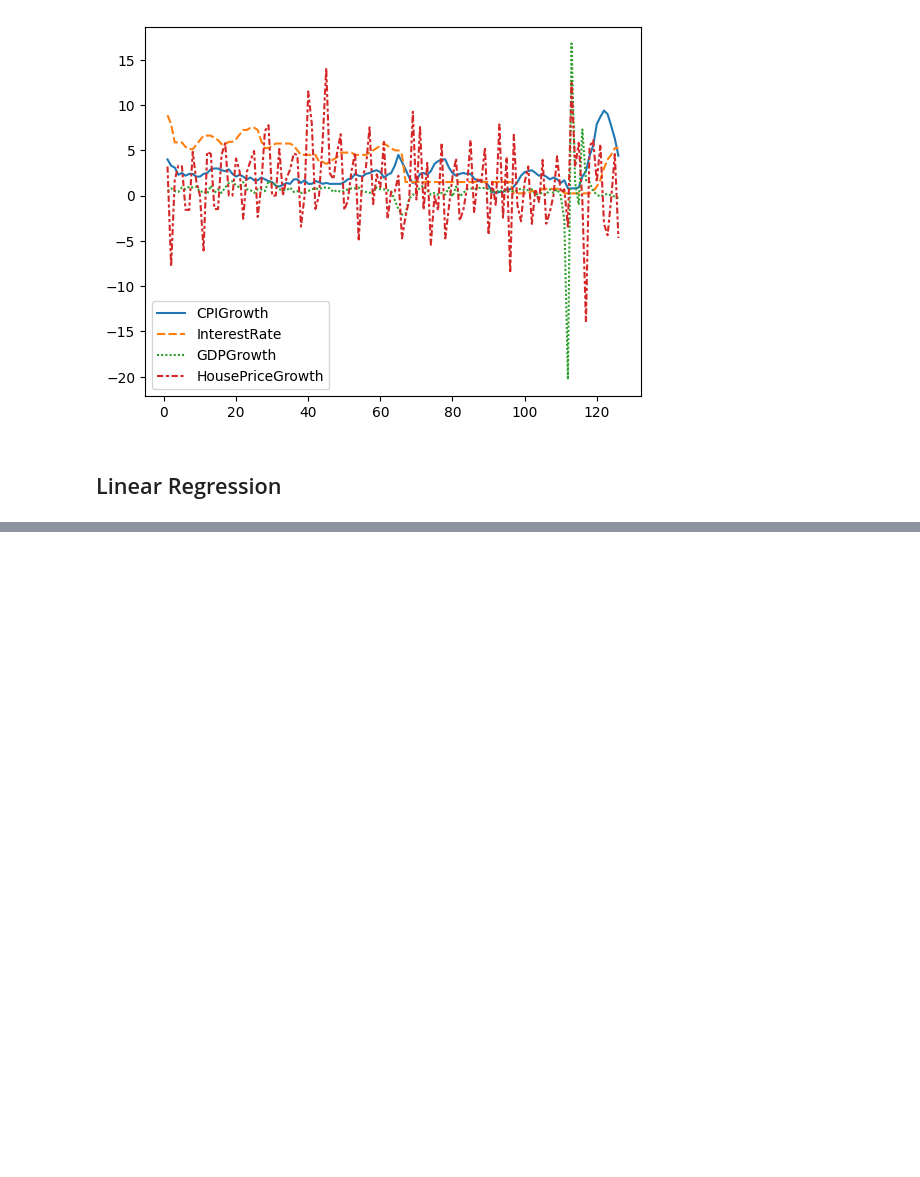
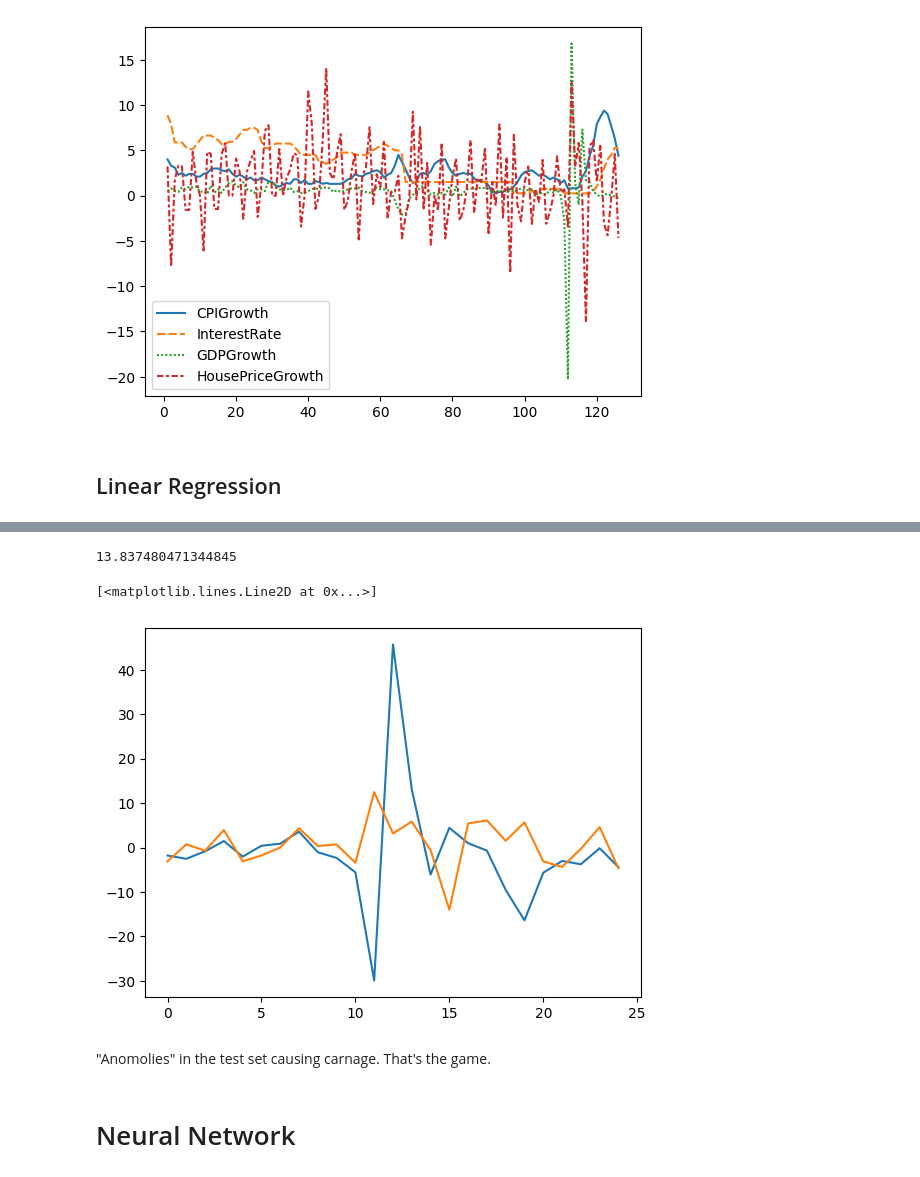
Before and after one commit to Haydn-Martin/predicting-house-prices-time-series, a Jupyter notebook: HousePricePrediction.ipynb, the cells around one changed output, grey strips where cells are left out. Cells and saved outputs as stored; diff of their text form; code cells hidden in the pictures; blank space fills up the shorter version.

```diff
--- a/HousePricePrediction.ipynb
+++ b/HousePricePrediction.ipynb
@@ -434,0 +599,13 @@ sns.lineplot(data=ml_df)
+# %%
+# Are they any good?
+print(root_mean_squared_error(lin_preds, y_test))
+plt.plot(lin_preds)
+plt.plot(np.array(y_test))
+# %% [output]
+13.837480471344845
+[<matplotlib.lines.Line2D at 0x...>]
+[figure, added]
+# %% [markdown]
+"Anomolies" in the test set causing carnage. That's the game.
+# %% [markdown]
+# Neural Network
```
Also changed, not shown: parts of 22 cells of this notebook.
